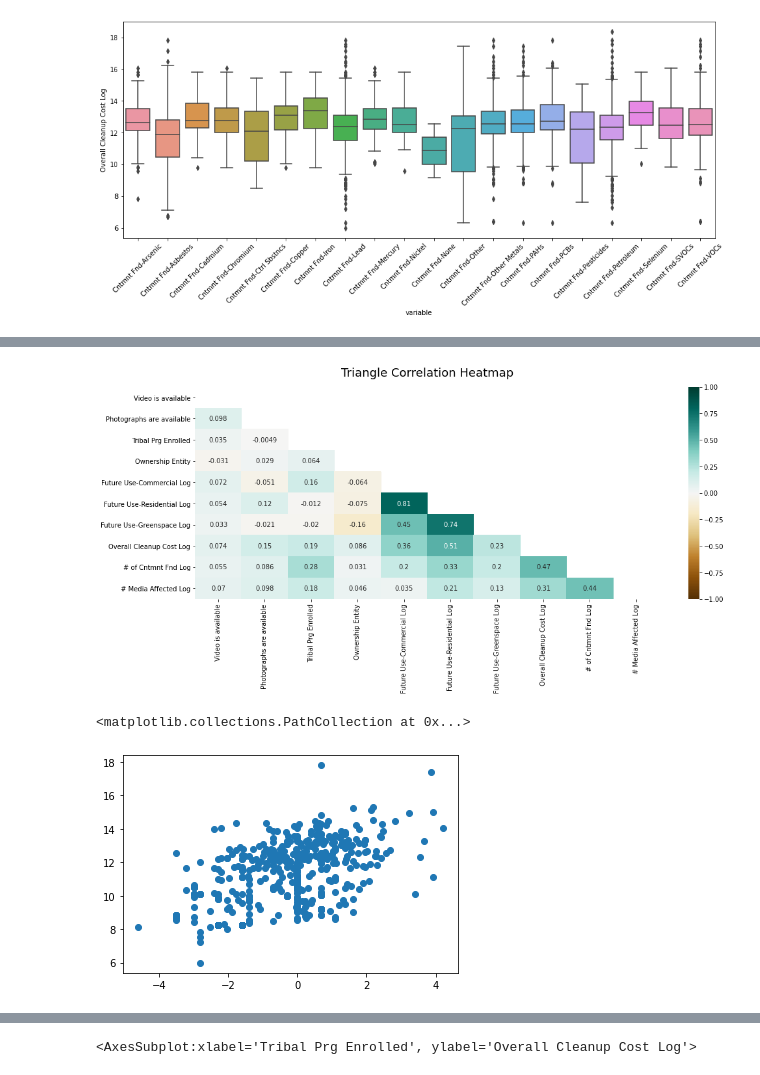
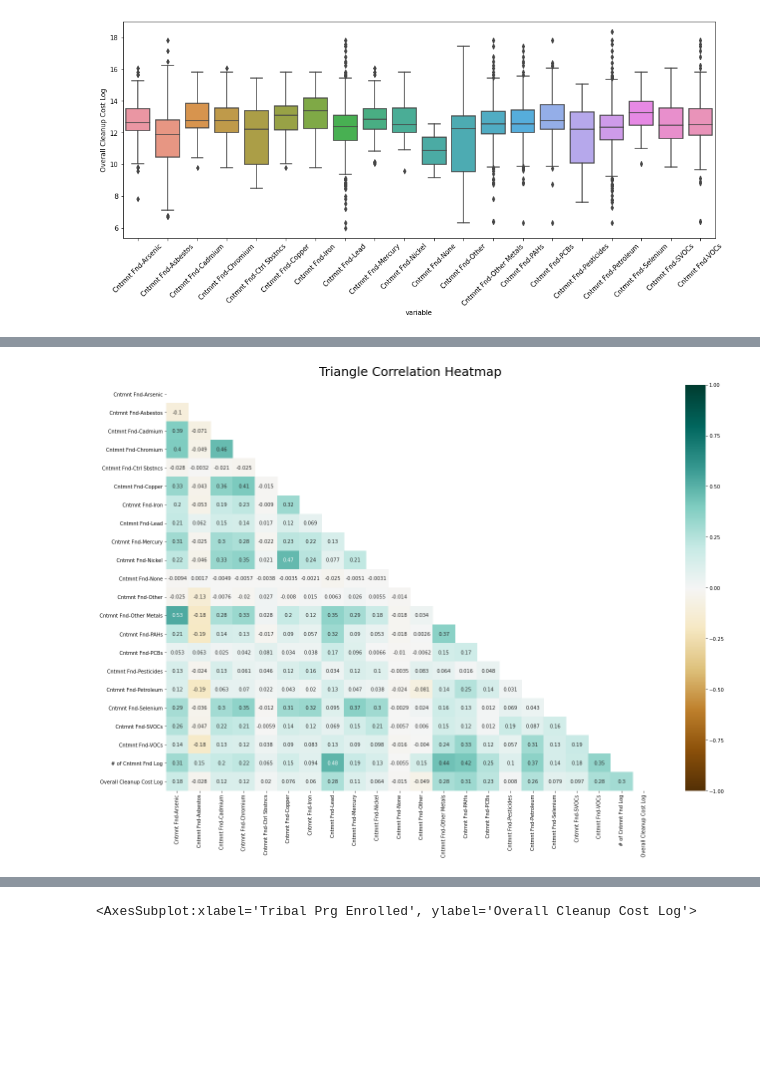
Before and after one commit to datakind/Mar21-environmental-impact, a Jupyter notebook: scripts/atran/Overall Clean Up Cost EDA + Correlation Analysis.ipynb, the cells around one changed output, grey strips where cells are left out. Drawn from its saved outputs; the diff is of its cells as text; code cells hidden in the pictures; blank space fills up the shorter version.

```diff
--- a/scripts/atran/Overall Clean Up Cost EDA + Correlation Analysis.ipynb
+++ b/scripts/atran/Overall Clean Up Cost EDA + Correlation Analysis.ipynb
@@ -234,17 +234,19 @@ funding_df.head()
 # %% [markdown]
 # Preprocess
 # %%
+# ignore features that might correlated with overall cost to avoid leakage
 keep_features = ['Video is available','Photographs are available',
                 'Future Use-Commercial' ,'Future Use-Residential','Future Use-Greenspace' ,
-#               'Future Use-Industrial',
-#                 'Past Use: Commercial (arces)','Past Use: Residential (arces)',
-#                 'Past Use: Greenspace (arces)' ,'Past Use: Industrial (arces)',
-#                 'Property Size',  'Acreage and Greenspace Created'
+                'Future Use-Industrial',
+                'Past Use: Commercial (arces)','Past Use: Residential (arces)',
+                'Past Use: Greenspace (arces)' ,'Past Use: Industrial (arces)',
+                'Property Size',  'Acreage and Greenspace Created',
                 'Tribal Prg Enrolled','Ownership Entity']
 keep_features = keep_features + [c for c in funding_df if 'Cntmnt' in c or 'Media Affected'in c]
+keep_features = keep_features + [c for c in funding_df if 'DP' in c]
 target = 'Overall Cleanup Cost'
 
-model_df = funding_df[keep_features+[target]]
+model_df = funding_df[keep_features+[target]].copy()
 
 # transform categorical variables
 cat_mapping = {"Video is available":{"N": 0, "Y": 1},
@@ -256,7 +258,17 @@ model_df = model_df.replace(cat_mapping)
 # log transformation
 log_features = [c for c in model_df if 'Future Use' in c or 'Past Use' in c]
 log_features = log_features + ['# of Cntmnt Fnd', '# Media Affected', target]
+log_features = log_features + [c for c in model_df if 'DP' in c]
 
 for f in log_features:
-    model_df[f + ' Log'] = np.log(model_df[f])
+    model_df[f + ' Log'] = np.log(model_df[f]+0.01)
     model_df.drop(f, axis=1, inplace=True)
+# %%
+# log is 0 when value is very large
+nulls = model_df.isnull().sum().sort_values(ascending=False)
+drop_f = nulls[nulls>2000].index
+
+model_df.drop(drop_f, axis=1, inplace=True)
+model_df = model_df.fillna(np.log(0.01))
+
+model_df = model_df.reset_index(drop=True)
@@ -287,15 +358,13 @@ t = plt.xticks(rotation = 45)
 # %%
-plt.figure(figsize=(16, 6))
+# correlation heatmap between what contaminant was found and log of overall cost
+# higher number of contaminants found, higher cost
 
-f = [c for c in model_df if 'Cntmnt' not in c and 'Affected' not in c] + ['# of Cntmnt Fnd Log','# Media Affected Log']
+plt.figure(figsize=(22, 15))
+
+f = [c for c in model_df if 'Cntmnt' in c] + ['Overall Cleanup Cost Log']
 df = model_df[f]
 mask = np.triu(np.ones_like(df.corr(), dtype=np.bool))
 heatmap = sns.heatmap(df.corr(), mask=mask, vmin=-1, vmax=1, annot=True, cmap='BrBG')
-heatmap.set_title('Triangle Correlation Heatmap', fontdict={'fontsize':18}, pad=16);
+heatmap.set_title('Triangle Correlation Heatmap', fontdict={'fontsize':25}, pad=18);
 # %% [output]
-[figure, old version]
+[figure, new version]
-# %%
-plt.scatter(model_df['Future Use-Residential Log'], model_df['Overall Cleanup Cost Log'])
-# %% [output]
-<matplotlib.collections.PathCollection at 0x...>
-[figure, removed]
```
Also changed, not shown: parts of 27 cells of this notebook.
